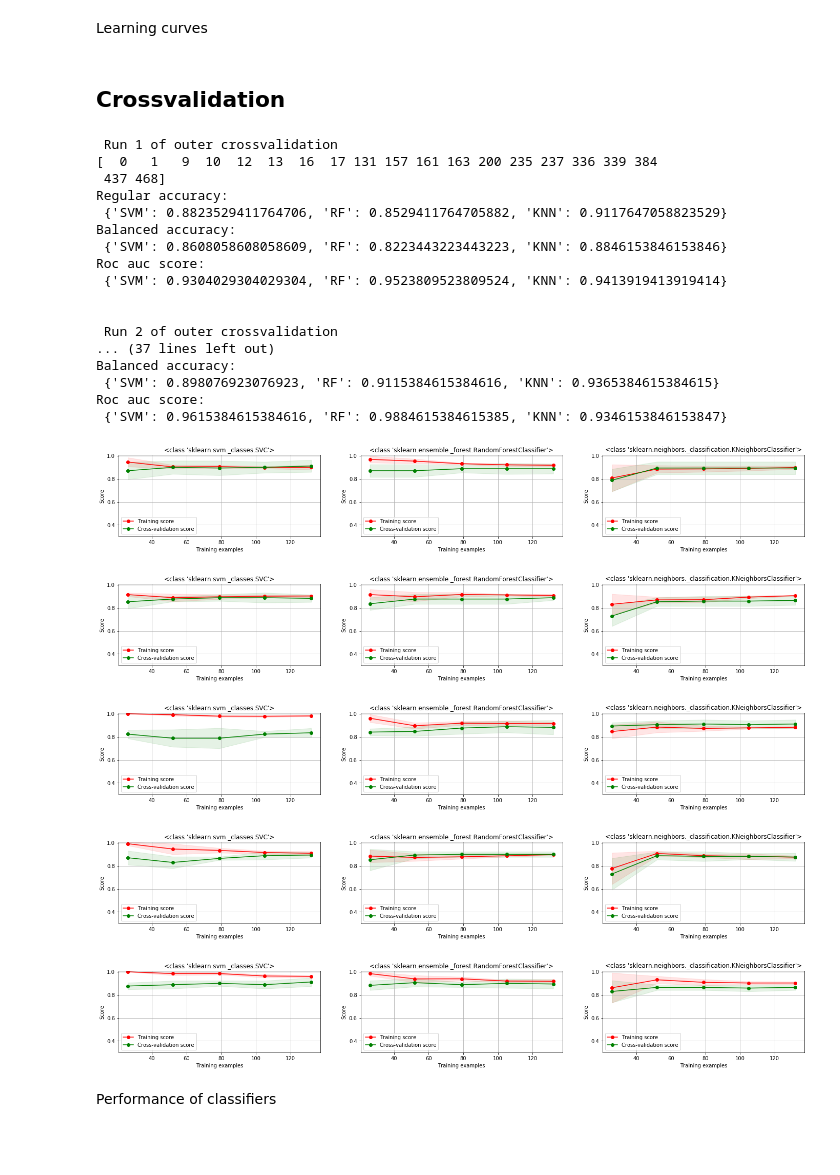
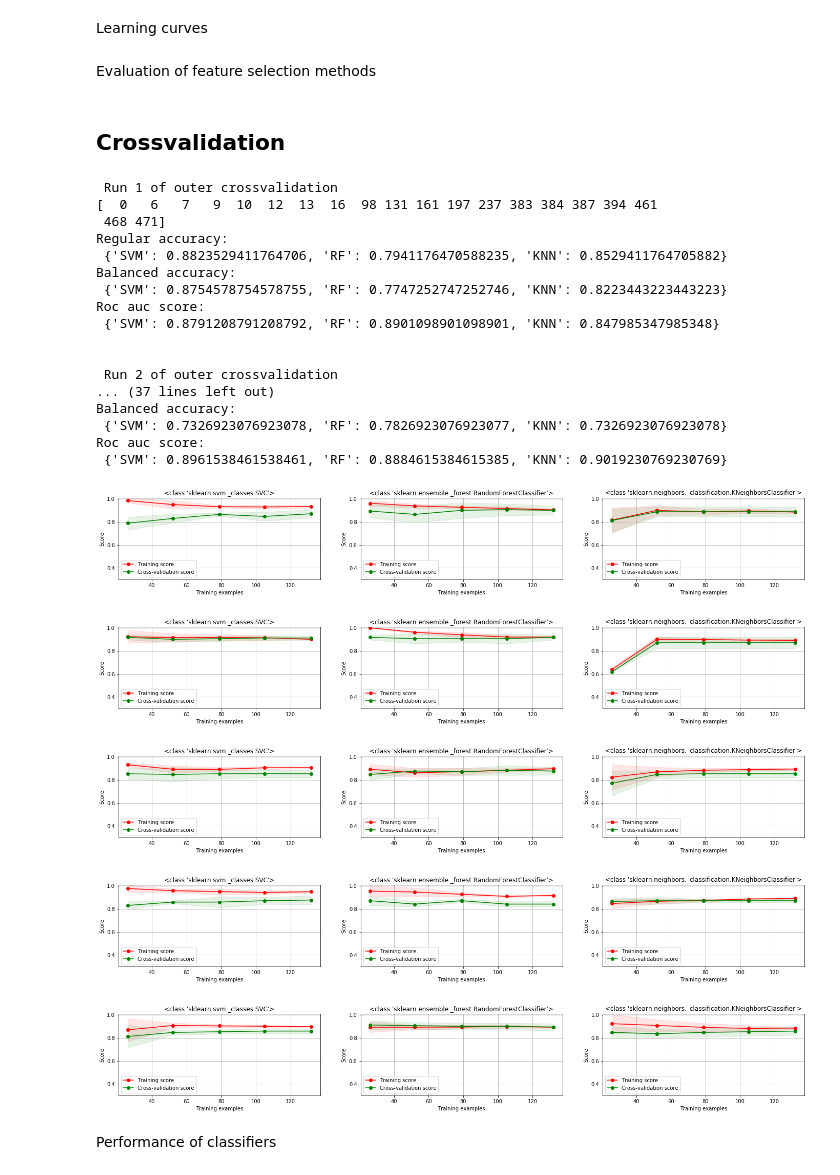
Before and after one commit to mfvanhaaften/TM10007_PROJECT, a Jupyter notebook: assignment.ipynb, the cells around one changed output. Drawn from its saved outputs; the diff is of its cells as text; code cells hidden in the pictures; blank space fills up the shorter version.

```diff
--- a/assignment.ipynb
+++ b/assignment.ipynb
@@ -275,7 +275,7 @@ X_test_scal: array-like, shape (n_samples, n_features_selected)
 
 
 def select_features_univariate(X_train, y_train, X_test):
-    selection_method = SelectKBest(f_classif, k=20).fit(X_train, y_train)
+    selection_method = SelectKBest(mutual_info_classif, k=20).fit(X_train, y_train)
     X_train_sel = selection_method.transform(X_train)
     X_test_sel = selection_method.transform(X_test)
     return X_train_sel, X_test_sel, selection_method.get_support(indices=True)
@@ -528,11 +528,21 @@ def plot_learning_curve(estimator, title, X, y, axes, ylim=None, cv=None,
     axes.legend(loc="best")
 
     return plt
+# %% [markdown]
+Evaluation of feature selection methods
+# %%
+skf_1 = StratifiedKFold(n_splits=5, random_state=None, shuffle=True)
+
+for train_index, test_index in skf_2.split(DATA_FEAT_SEL, LABELS_SEL):
+    X_train, X_test = np.array(DATA_FEAT_SEL)[train_index], np.array(DATA_FEAT_SEL)[test_index]
+    y_train, y_test = np.array(LABELS_SEL)[train_index], np.array(LABELS_SEL)[test_index]
+    X_train_imp, X_test_imp = knn_impute_train_set(X_train, X_test)
+    X_train_scal, X_test_scal = scale_train_and_test_data(X_train_imp, X_test_imp)
 # %% [markdown]
 ## Crossvalidation
 # %%
 
-skf = StratifiedKFold(n_splits=5, random_state=None, shuffle=True)
+skf_2 = StratifiedKFold(n_splits=5, random_state=None, shuffle=True)
 
 ACCURACIES_OUTER = list()
 BALANCED_ACCURACIES_OUTER = list()
@@ -544,7 +554,7 @@ ACCURACY = pd.DataFrame(columns=['SVM', 'RF', 'KNN'])
 ACCURACY_BALANCED = pd.DataFrame(columns=['SVM', 'RF', 'KNN'])
 AUC = pd.DataFrame(columns=['SVM', 'RF', 'KNN'])
 
-for train_index, test_index in skf.split(DATA_FEAT_SEL, LABELS_SEL):
+for train_index, test_index in skf_2.split(DATA_FEAT_SEL, LABELS_SEL):
     fold += 1
     print(f'\n \n Run {fold} of outer crossvalidation')
     X_train, X_test = np.array(DATA_FEAT_SEL)[train_index], np.array(DATA_FEAT_SEL)[test_index]
@@ -612,45 +622,45 @@ for train_index, test_index in skf.split(DATA_FEAT_SEL, LABELS_SEL):
     print(f'Balanced accuracy: \n {bal_acc_dict}')
     print(f'Roc auc score: \n {roc_auc_score_dict}')
 
     ACCURACIES_OUTER.append(accuracy_total)
     BALANCED_ACCURACIES_OUTER.append(bal_acc_total)
     ROC_AUC_OUTER.append(roc_auc_score_total)
 
     #-------------------- LEARNING CURVES --------------------------------------------------
     cv = StratifiedShuffleSplit(n_splits=5, test_size=0.2, random_state=None)
     num = 0
     fig = plt.figure(figsize=(24,8*len(clfs)))
     X_total = np.concatenate((X_train_sel, X_test_sel), axis=0)
     y_total = np.concatenate([y_train, y_test])
 
     for clf in clfs:
         title = str(type(clf))
         ax = fig.add_subplot(7, 3, num+1)
         plot_learning_curve(clf, title, X_total, y_total, ax, ylim=(0.3, 1.01), cv=cv, train_sizes=np.linspace(0.2,                             1,5))
         num += 1
 # %% [output]
  Run 1 of outer crossvalidation
-[  0   1   9  10  12  13  16  17 131 157 161 163 200 235 237 336 339 384
- 437 468]
+[  0   6   7   9  10  12  13  16  98 131 161 197 237 383 384 387 394 461
+ 468 471]
 Regular accuracy:
- {'SVM': 0.8823529411764706, 'RF': 0.8529411764705882, 'KNN': 0.9117647058823529}
+ {'SVM': 0.8823529411764706, 'RF': 0.7941176470588235, 'KNN': 0.8529411764705882}
 Balanced accuracy:
- {'SVM': 0.8608058608058609, 'RF': 0.8223443223443223, 'KNN': 0.8846153846153846}
+ {'SVM': 0.8754578754578755, 'RF': 0.7747252747252746, 'KNN': 0.8223443223443223}
 Roc auc score:
- {'SVM': 0.9304029304029304, 'RF': 0.9523809523809524, 'KNN': 0.9413919413919414}
+ {'SVM': 0.8791208791208792, 'RF': 0.8901098901098901, 'KNN': 0.847985347985348}
 
 
  Run 2 of outer crossvalidation
 ... (37 lines left out)
 Balanced accuracy:
- {'SVM': 0.898076923076923, 'RF': 0.9115384615384616, 'KNN': 0.9365384615384615}
+ {'SVM': 0.7326923076923078, 'RF': 0.7826923076923077, 'KNN': 0.7326923076923078}
 Roc auc score:
- {'SVM': 0.9615384615384616, 'RF': 0.9884615384615385, 'KNN': 0.9346153846153847}
+ {'SVM': 0.8961538461538461, 'RF': 0.8884615384615385, 'KNN': 0.9019230769230769}
-[figure, old version]
+[figure, new version]
-[figure, old version]
+[figure, new version]
-[figure, old version]
+[figure, new version]
-[figure, old version]
+[figure, new version]
-[figure, old version]
+[figure, new version]
 # %% [markdown]
 Performance of classifiers
 # %%
```
Also changed, not shown: parts of 2 cells of this notebook.
